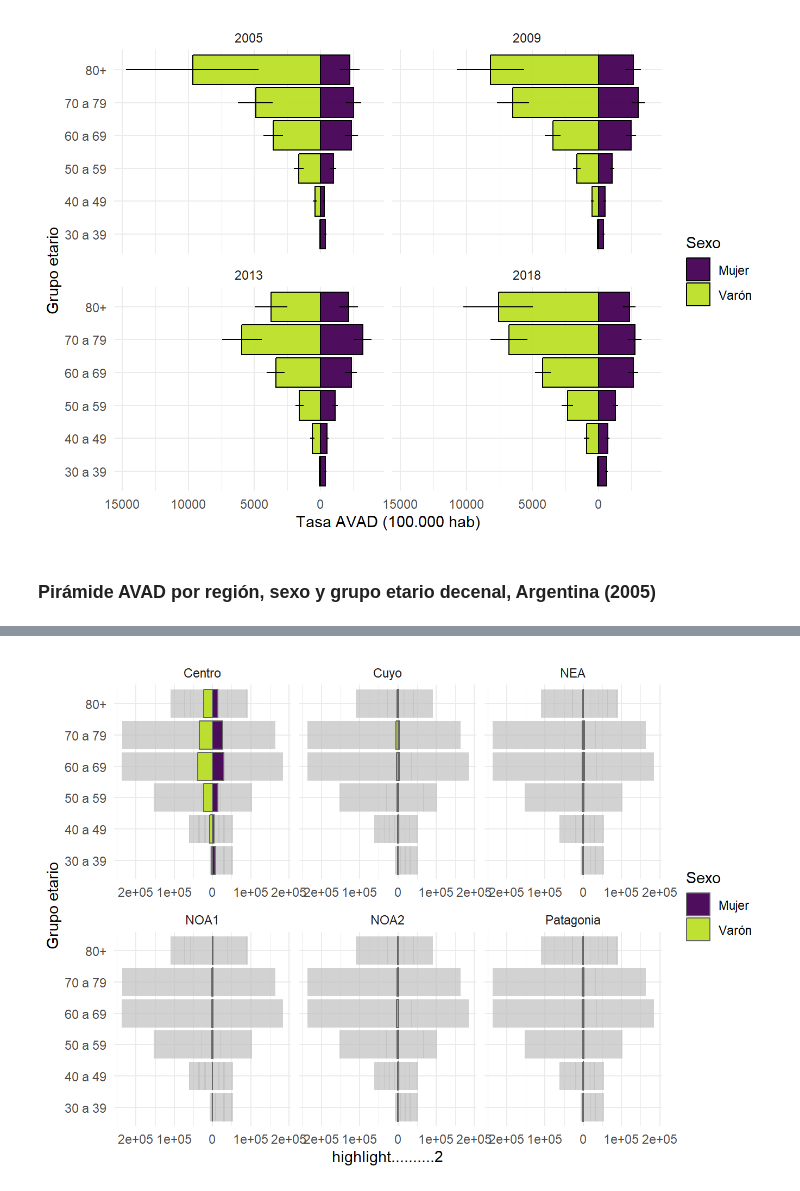
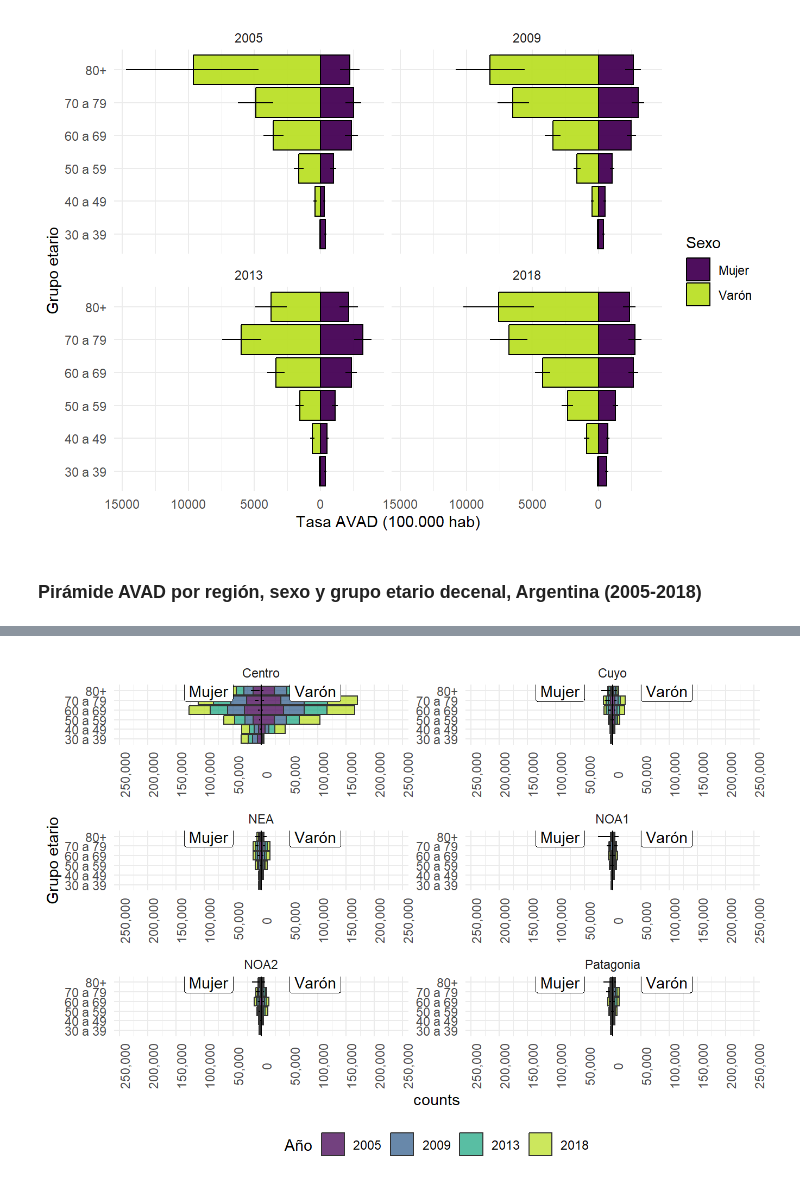
Before and after one commit to datos-ine/Procesamiento-R, a Jupyter notebook: exploracion_datos/_manuscript/index.embed.ipynb, the cells around one changed output, grey strips where cells are left out. Drawn from its saved outputs; the diff is of its cells as text; code cells hidden in the pictures.

```diff
--- a/exploracion_datos/_manuscript/index.embed.ipynb
+++ b/exploracion_datos/_manuscript/index.embed.ipynb
@@ -178,7 +270,7 @@ tab |>
 # %% [output]
 [figure]
 # %% [markdown]
-### Pirámide AVAD por región, sexo y grupo etario decenal, Argentina (2005)
+### Pirámide AVAD por región, sexo y grupo etario decenal, Argentina (2005-2018)
 # %%
 ## Datos para el gráfico
 tab <- AVAD_reg |>
@@ -187,20 +279,24 @@ tab <- AVAD_reg |>
 
   # Invertir valores para sexo masculino
   mutate(across(
-    .cols = where(is.numeric),
+    .cols = contains(c("_low", "_upp")),
     .fns = ~ if_else(sexo == "Mujer", .x, -.x)
   ))
 
 
 ## Pirámide poblacional
 tab |>
-  ggplot(aes(x = grupo_edad_10, y = AVAD, fill = sexo)) +
-  geom_col(color = "grey40") +
-  scale_fill_viridis_d(end = 0.9, alpha = 0.95) +
-  scale_y_continuous(labels = abs, n.breaks = 6) +
-  coord_flip() +
-  labs(x = "Grupo etario", fill = "Sexo") +
-  gghighlight(anio_enfr == "2005") +
-  facet_wrap(~region_deis, scales = "free_x") +
-  theme_minimal()
+  age_pyramid(
+    age_group = grupo_edad_10,
+    split_by = sexo,
+    stack_by = anio_enfr,
+    count = AVAD,
+    show_midpoint = FALSE
+  ) +
+  geom_linerange(aes(ymin = AVAD_tasa_low, ymax = AVAD_tasa_upp)) +
+  facet_wrap(~region_deis, scales = "free", ncol = 2) +
+  scale_fill_viridis_d(end = 0.9, alpha = 0.75) +
+  labs(x = "Grupo etario", fill = "Año") +
+  theme_minimal() +
+  theme(axis.text.x = element_text(angle = 90), legend.position = "bottom")
 # %% [output]
@@ -209 +305 @@ Falling back to ungrouped filter operation...
-[figure, old version]
+[figure, new version]
```
Also changed, not shown: parts of 28 cells of this notebook, 24 other files.
